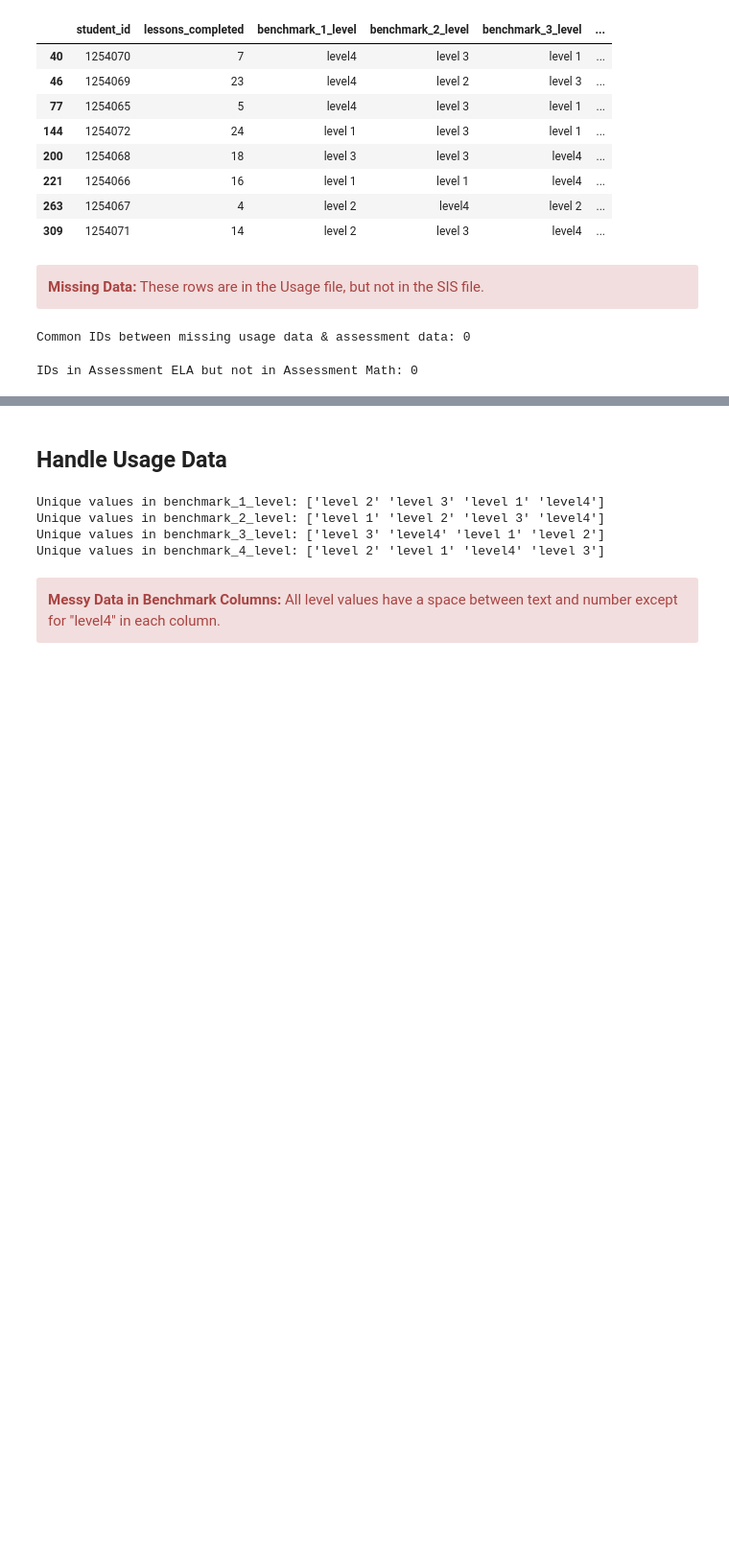
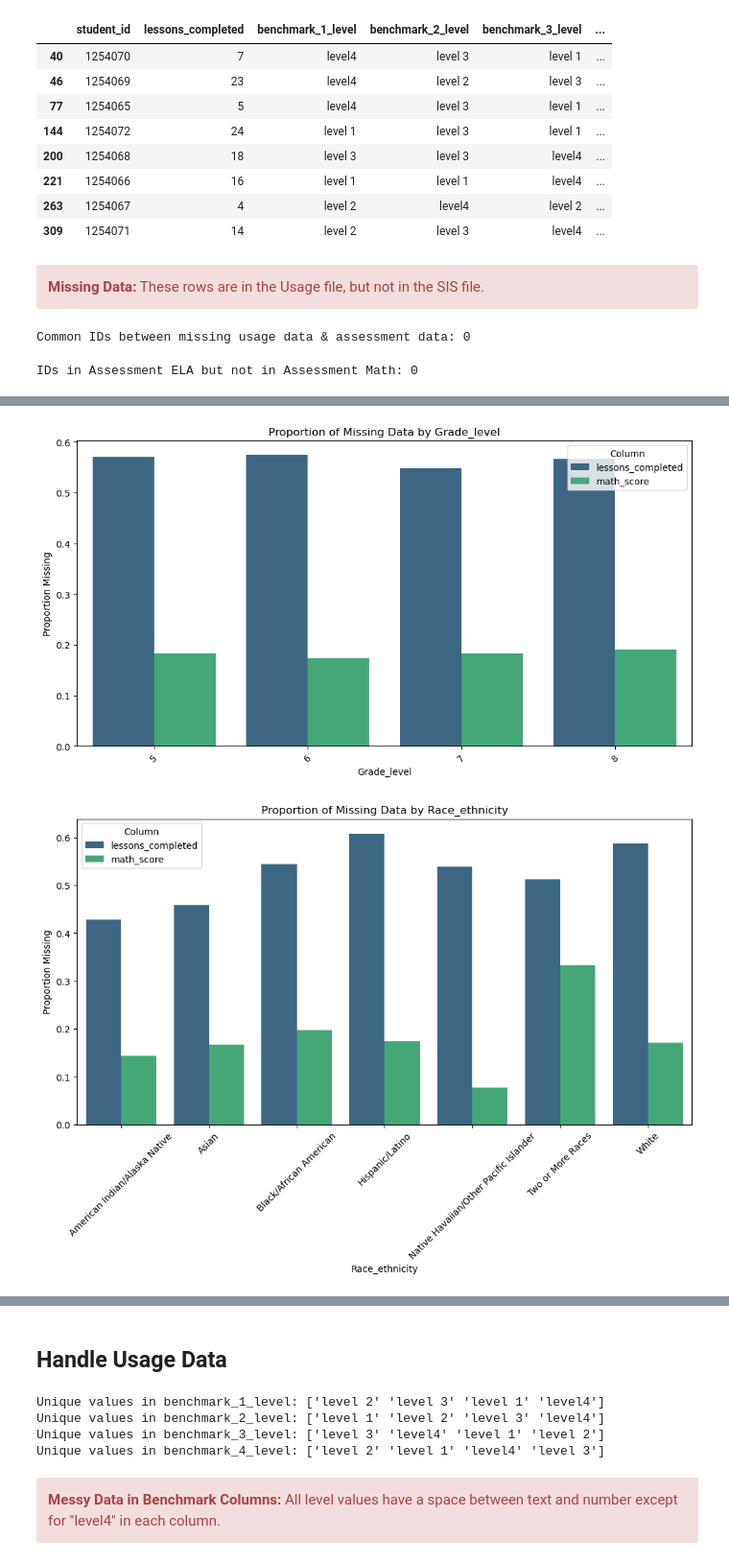
Before and after one commit to bo-boka/student-data-cleaning-project, a Jupyter notebook: Student-Data-Analysis.ipynb, the cells around one changed output, grey strips where cells are left out. Shown at 96% size. Saved outputs shown, nothing was run; the diff lists cells and outputs as text; code cells hidden in the pictures; blank space fills up the shorter version.

```diff
--- a/Student-Data-Analysis.ipynb
+++ b/Student-Data-Analysis.ipynb
@@ -452,0 +648,28 @@ IDs in Assessment ELA but not in Assessment Math: 0
+# %%
+for demo_col in demographics:
+    # Calculate proportions for missing values
+    proportions = (
+        merged_df.groupby(demo_col)[missingness_columns]
+        .apply(lambda x: x.isnull().mean())
+        .reset_index()
+        .melt(id_vars=demo_col, var_name='Column', value_name='Proportion Missing')
+    )
+
+    # Plot the proportions
+    plt.figure(figsize=(12, 6))
+    sb.barplot(
+        x=demo_col,
+        y='Proportion Missing',
+        hue='Column',
+        data=proportions,
+        palette="viridis"
+    )
+    plt.title(f"Proportion of Missing Data by {demo_col.capitalize()}")
+    plt.xlabel(demo_col.capitalize())
+    plt.ylabel("Proportion Missing")
+    plt.xticks(rotation=45)
+    plt.legend(title="Column")
+    plt.show()
+# %% [output]
+[figure, added]
+[figure, added]
```
Also changed, not shown: parts of 61 cells of this notebook, 1 other file.
